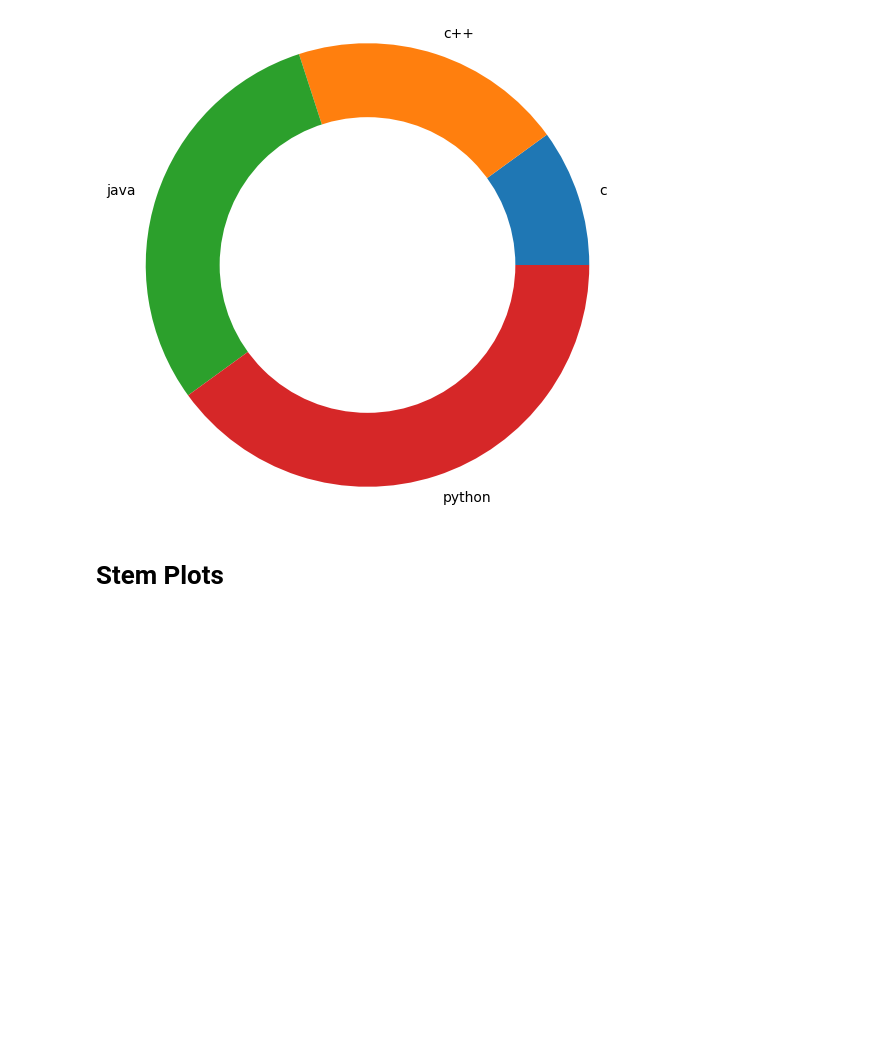
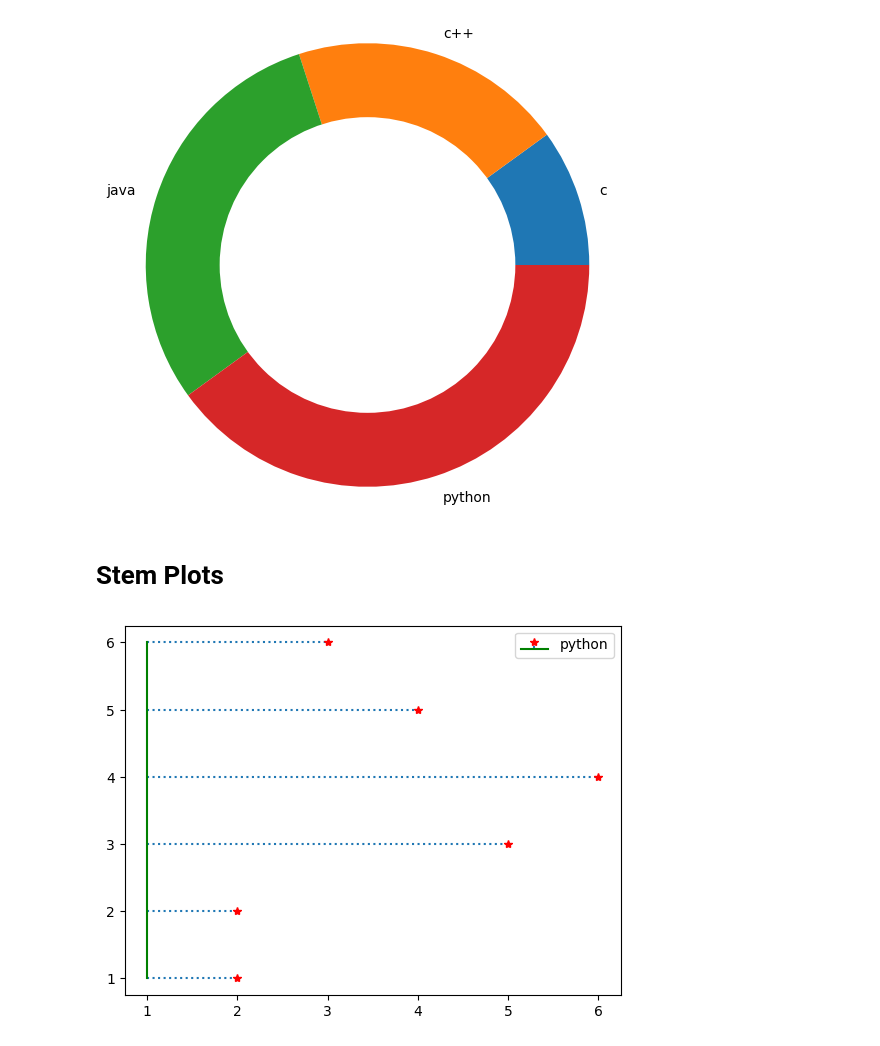
Before and after one commit to SWAGAT10241/python, a Jupyter notebook: YOUTUBE/mathplot.ipynb, the cells around one changed output. Cells and saved outputs as stored; diff of their text form; code cells hidden in the pictures; blank space fills up the shorter version.

```diff
--- a/YOUTUBE/mathplot.ipynb
+++ b/YOUTUBE/mathplot.ipynb
@@ -342,3 +342,16 @@ plt.show()
 [figure]
 # %% [markdown]
 # Stem Plots
+# %%
+import matplotlib.pyplot as plt
+
+
+x = [1 , 2 , 3 , 4 , 5 , 6]
+y = [2 , 2 , 5 , 6 , 4 , 3]
+
+plt.stem(x,y,linefmt = ":",markerfmt = "r*",bottom = 1,basefmt = "g",label = "python",orientation = "horizontal" )
+
+plt.legend()
+plt.show()
+# %% [output]
+[figure, added]
```
Also changed, not shown: parts of 21 cells of this notebook, 11 other files.
